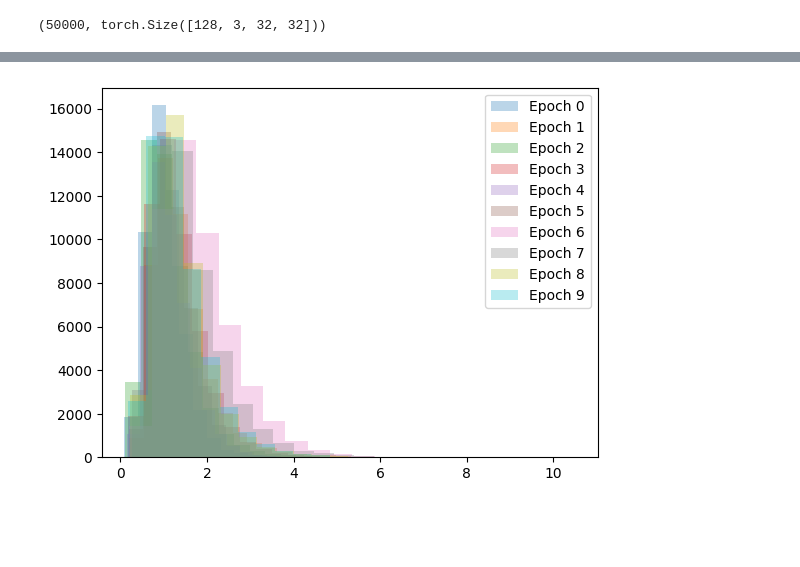
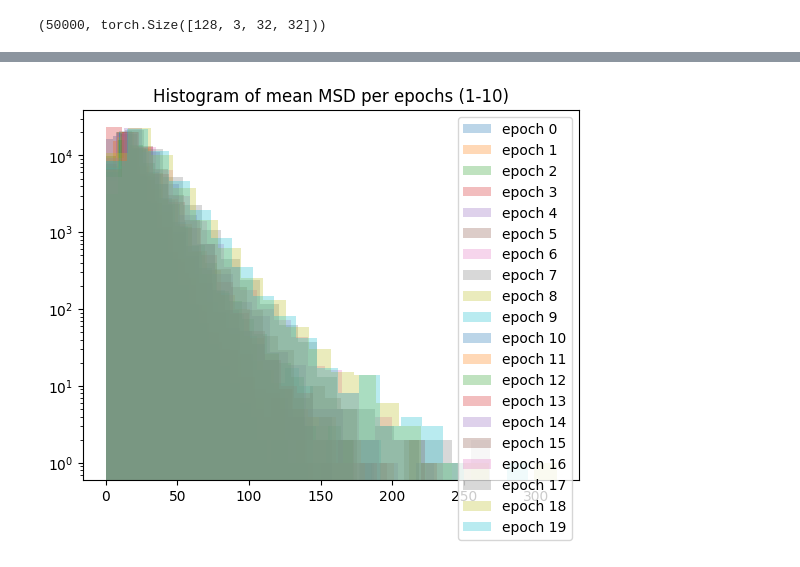
Before and after one commit to Natifick/Unsupervisely-Hard, a Jupyter notebook: ss_contrastive.ipynb, the cells around one changed output, grey strips where cells are left out. Saved outputs shown, nothing was run; the diff lists cells and outputs as text; code cells hidden in the pictures; blank space fills up the shorter version.

```diff
--- a/ss_contrastive.ipynb
+++ b/ss_contrastive.ipynb
@@ -184,18 +174,19 @@ print(model_param_count(backbone))
 # MSD experiment
 import gc
 
-NUM_EPOCHS=10
+NUM_EPOCHS=20
 
 model = BarlowTwins(backbone).to(DEVICE)
 criterion = BarlowTwinsLoss()
-optimizer = torch.optim.Adam(model.parameters(), lr=3e-4)
-msd_tracker = MeanSquareDistancesStat(len(ds_test), BS, NUM_EPOCHS, hidden_dim=2048)
+optimizer = torch.optim.Adam(model.parameters(), lr=1e-3)
+msd_tracker = MeanSquareDistancesStat(len(ds_train), BS, NUM_EPOCHS, hidden_dim=2048, track_mle=False)
 
 for epoch in range(NUM_EPOCHS):
     total_loss = 0
-    model.train()
-    for x, _ in tqdm(train_loader):
-        _, x0, x1 = x
+    for x, _ in train_loader:
+        model.train()
+        x_orig, x0, x1 = x
+        x_orig = x_orig.to(DEVICE)
         x0 = x0.to(DEVICE)
         x1 = x1.to(DEVICE)
 
@@ -209,16 +200,14 @@ for epoch in range(NUM_EPOCHS):
         optimizer.step()
         optimizer.zero_grad()
 
+        model.eval()
+        with torch.no_grad():
+            z = model(x_orig)
+            z = z.cpu()
+            msd_tracker.push(z)
+
     avg_loss = total_loss / len(train_loader)
     print(f"epoch: {epoch:>02}, loss: {avg_loss:.5f}")
-
-    model.eval()
-    with torch.no_grad():
-        for x, _ in tqdm(test_loader):
-            x = x.to(DEVICE)
-            z = model(x)
-            z = z.cpu()
-            msd_tracker.push(z)
     msd_tracker.inc_epoch()
 
     torch.cuda.empty_cache()
@@ -242,12 +244,11 @@ mean msd: 1.223
 # %%
-# histogram plot of mdp on first and last epochs
-msd_hist = np.array(msd_tracker.msd_hist[:NUM_EPOCHS])
 for ep in range(NUM_EPOCHS):
-    plt.hist(msd_hist[ep, :], bins=20, alpha=0.3, label=f'Epoch {ep}')
+    plt.hist(msd_hist[ep, :], bins=20, alpha=0.3, label=f'epoch {ep}', log=True)
+plt.title("Histogram of mean MSD per epochs (1-10)")
 plt.legend()
 plt.show()
 # %% [output]
-[figure, old version]
+[figure, new version]
 # %%
 # mean and std of each sample msd
 msd_means = msd_hist.mean(axis=0)
```
Also changed, not shown: parts of 16 cells of this notebook, 1 other file.
